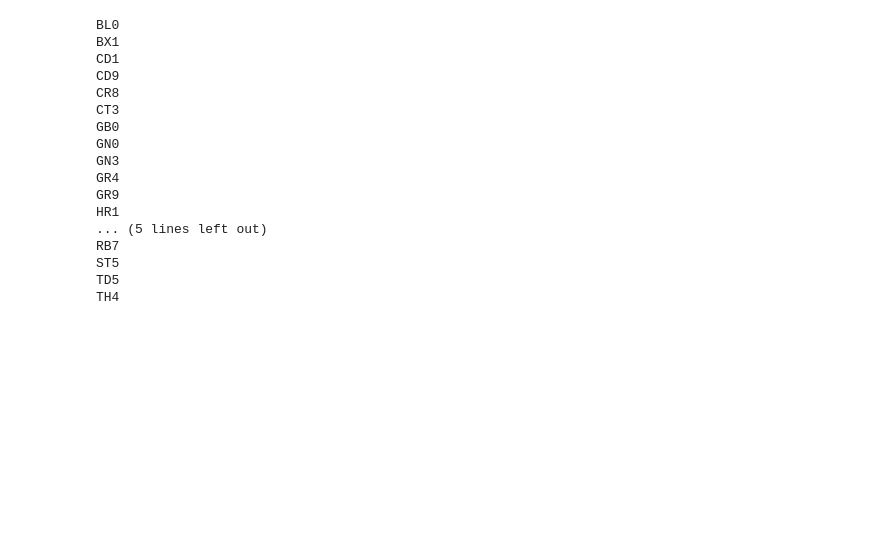
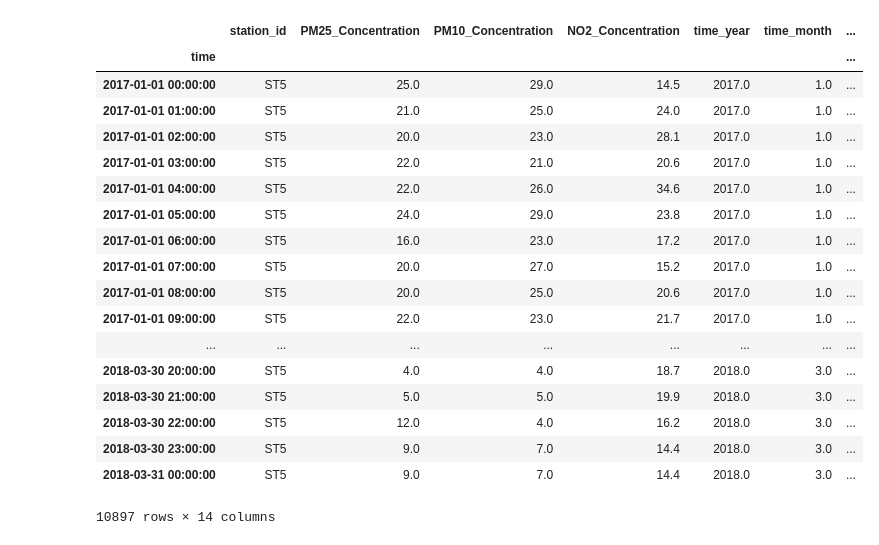
Before and after one commit to data-mining-not-found/air-quality-prediction, a Jupyter notebook: minModel_feature_engineering.ipynb, the cells around one changed output. Drawn from its saved outputs; the diff is of its cells as text; code cells hidden in the pictures; blank space fills up the shorter version.

Commit message:
final version of the MinModel notebook

```diff
--- a/minModel_feature_engineering.ipynb
+++ b/minModel_feature_engineering.ipynb
@@ -6,3 +13,13 @@ import pickle
+# %%
+def save_pkl(file_dir, data):
+    f = open(file_dir,"wb")
+    pickle.dump(data, f, protocol=4)
+    f.close()
+
+def read_pkl(file_dir):
+    f = open(file_dir,"rb")
+    data = pickle.load(f)
+    return data
 # %%
 df = pd.read_csv("London/London_historical_meo_grid.csv")
 df.rename(columns={'utc_time': 'time',
@@ -31,3 +43,5 @@ meo_group = pickle.load(f3)
+# %%
+meo_group = read_pkl("London/meo_train.pkl")
 # %%
 nearst = {
     'GB0': 'london_grid_451', 'CD1': 'london_grid_388', 'HV1': 'london_grid_472', 'CD9': 'london_grid_409',
@@ -38,39 +52,44 @@ nearst = {
     'BX1': 'london_grid_472' # ,'CT2': 'london_grid_409'
 }
 # %%
-f1 = open("London/air_processing.pkl","rb")
-station_group = pickle.load(f1)
+# read the original features (original version of station_group) from air_processing.pkl
+
+station_group = read_pkl("London/air_processing.pkl")
 # for name in station_group:
 #     print(station_group[name])
-f2 = open("London/station_processing.pkl","rb")
-station_position = pickle.load(f2)
+station_position = read_pkl("London/station_processing.pkl")
 # station_position
 # %%
-# merge the station_group value and the weather situation in air station points together
+# merge the weather situation feature into station_group
 attr_need = ["temperature", "pressure", "humidity", "wind_direction", "wind_speed"]
 for name in station_group:
-    print(name)
+    # print(name)
+    l = len(station_group[name])
     grid_id = nearst[name]
+    extra_array = np.zeros(l - len(keep_values))
     for attr in attr_need:
         keep_values = meo_group[grid_id][attr].values
-        station_group[name][attr] = keep_values
-    # print(station_group[name])
+        station_group[name][attr] = np.append(keep_values, extra_array)
+#     print(station_group[name])
+station_group['ST5']
 # %% [output]
+|  | station_id | PM25_Concentration | PM10_Concentration | NO2_Concentration | time_year | time_month | ... |
+| time |  |  |  |  |  |  | ... |
+| 2017-01-01 00:00:00 | ST5 | 25.0 | 29.0 | 14.5 | 2017.0 | 1.0 | ... |
+| 2017-01-01 01:00:00 | ST5 | 21.0 | 25.0 | 24.0 | 2017.0 | 1.0 | ... |
+| 2017-01-01 02:00:00 | ST5 | 20.0 | 23.0 | 28.1 | 2017.0 | 1.0 | ... |
+| 2017-01-01 03:00:00 | ST5 | 22.0 | 21.0 | 20.6 | 2017.0 | 1.0 | ... |
+| 2017-01-01 04:00:00 | ST5 | 22.0 | 26.0 | 34.6 | 2017.0 | 1.0 | ... |
+| 2017-01-01 05:00:00 | ST5 | 24.0 | 29.0 | 23.8 | 2017.0 | 1.0 | ... |
+| 2017-01-01 06:00:00 | ST5 | 16.0 | 23.0 | 17.2 | 2017.0 | 1.0 | ... |
+| 2017-01-01 07:00:00 | ST5 | 20.0 | 27.0 | 15.2 | 2017.0 | 1.0 | ... |
+| 2017-01-01 08:00:00 | ST5 | 20.0 | 25.0 | 20.6 | 2017.0 | 1.0 | ... |
+| 2017-01-01 09:00:00 | ST5 | 22.0 | 23.0 | 21.7 | 2017.0 | 1.0 | ... |
+| ... | ... | ... | ... | ... | ... | ... | ... |
+| 2018-03-30 20:00:00 | ST5 | 4.0 | 4.0 | 18.7 | 2018.0 | 3.0 | ... |
+| 2018-03-30 21:00:00 | ST5 | 5.0 | 5.0 | 19.9 | 2018.0 | 3.0 | ... |
+| 2018-03-30 22:00:00 | ST5 | 12.0 | 4.0 | 16.2 | 2018.0 | 3.0 | ... |
+| 2018-03-30 23:00:00 | ST5 | 9.0 | 7.0 | 14.4 | 2018.0 | 3.0 | ... |
+| 2018-03-31 00:00:00 | ST5 | 9.0 | 7.0 | 14.4 | 2018.0 | 3.0 | ... |
-BL0
-BX1
-CD1
-CD9
-CR8
-CT3
-GB0
-GN0
-GN3
-GR4
-GR9
-HR1
-... (5 lines left out)
-RB7
-ST5
-TD5
-TH4
+10897 rows × 14 columns
 # %%
```
Also changed, not shown: parts of 22 cells of this notebook, 3 other files.
